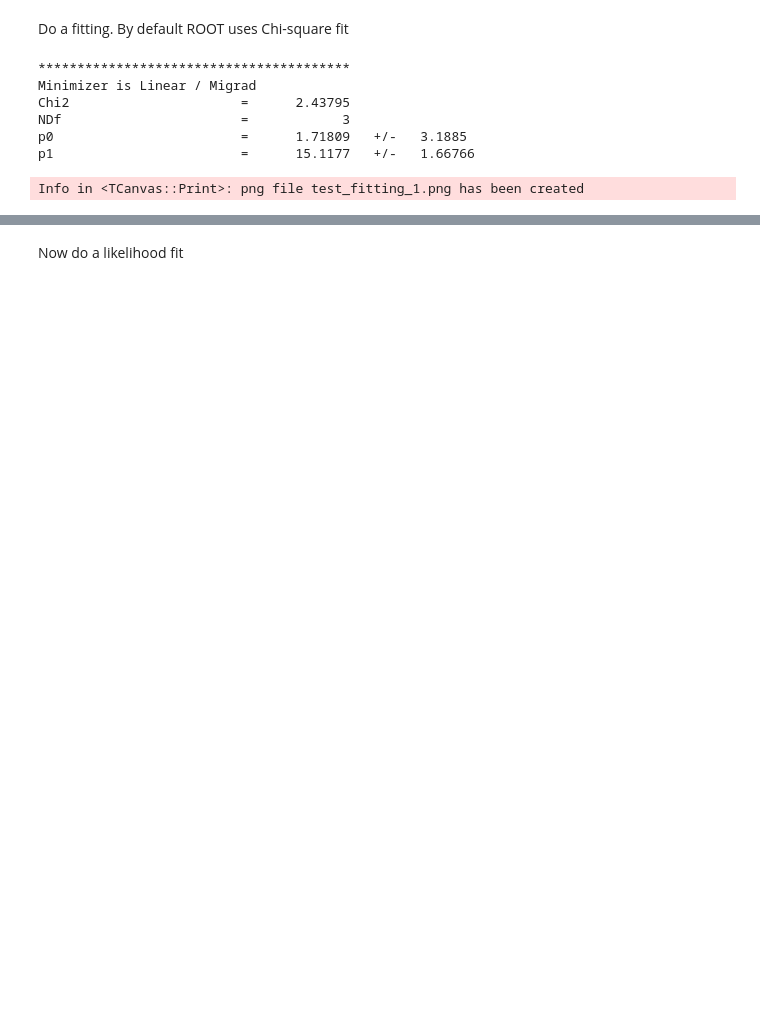
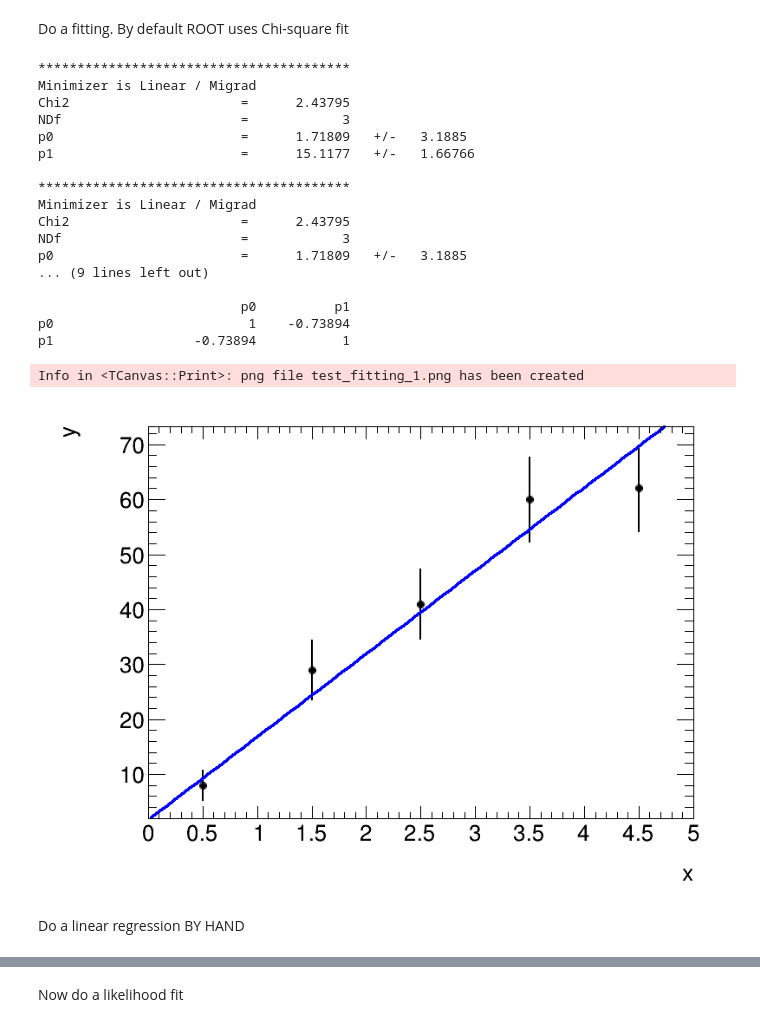
Before and after one commit to LailinXu/hepstat-tutorial, a Jupyter notebook: Fitting/hepstat_tutorial_fit.py.nbconvert.ipynb, the cells around one changed output, grey strips where cells are left out. Cells and saved outputs as stored; diff of their text form; code cells hidden in the pictures; blank space fills up the shorter version.

```diff
--- a/Fitting/hepstat_tutorial_fit.py.nbconvert.ipynb
+++ b/Fitting/hepstat_tutorial_fit.py.nbconvert.ipynb
@@ -46,15 +90,31 @@ Do a fitting. By default ROOT uses Chi-square fit
 # %%
 my1 = R.TF1("myFunc1", "pol1", bin0, bin1)
 my1.SetLineColor(4)
 
 frp1 = hd.Fit("myFunc1", "S")
+frp1.Print("V")
 myc.Update()
+myc.Draw()
 myc.SaveAs("test_fitting_1.png")
 # %% [output]
 ****************************************
 Minimizer is Linear / Migrad
 Chi2                      =      2.43795
 NDf                       =            3
 p0                        =      1.71809   +/-   3.1885
 p1                        =      15.1177   +/-   1.66766
+
+****************************************
+Minimizer is Linear / Migrad
+Chi2                      =      2.43795
+NDf                       =            3
+p0                        =      1.71809   +/-   3.1885
+... (9 lines left out)
+
+                          p0          p1
+p0                         1    -0.73894
+p1                  -0.73894           1
 Info in <TCanvas::Print>: png file test_fitting_1.png has been created
+[figure, added]
+# %% [markdown]
+Do a linear regression BY HAND
```
Also changed, not shown: parts of 12 cells of this notebook, 1 other file.
